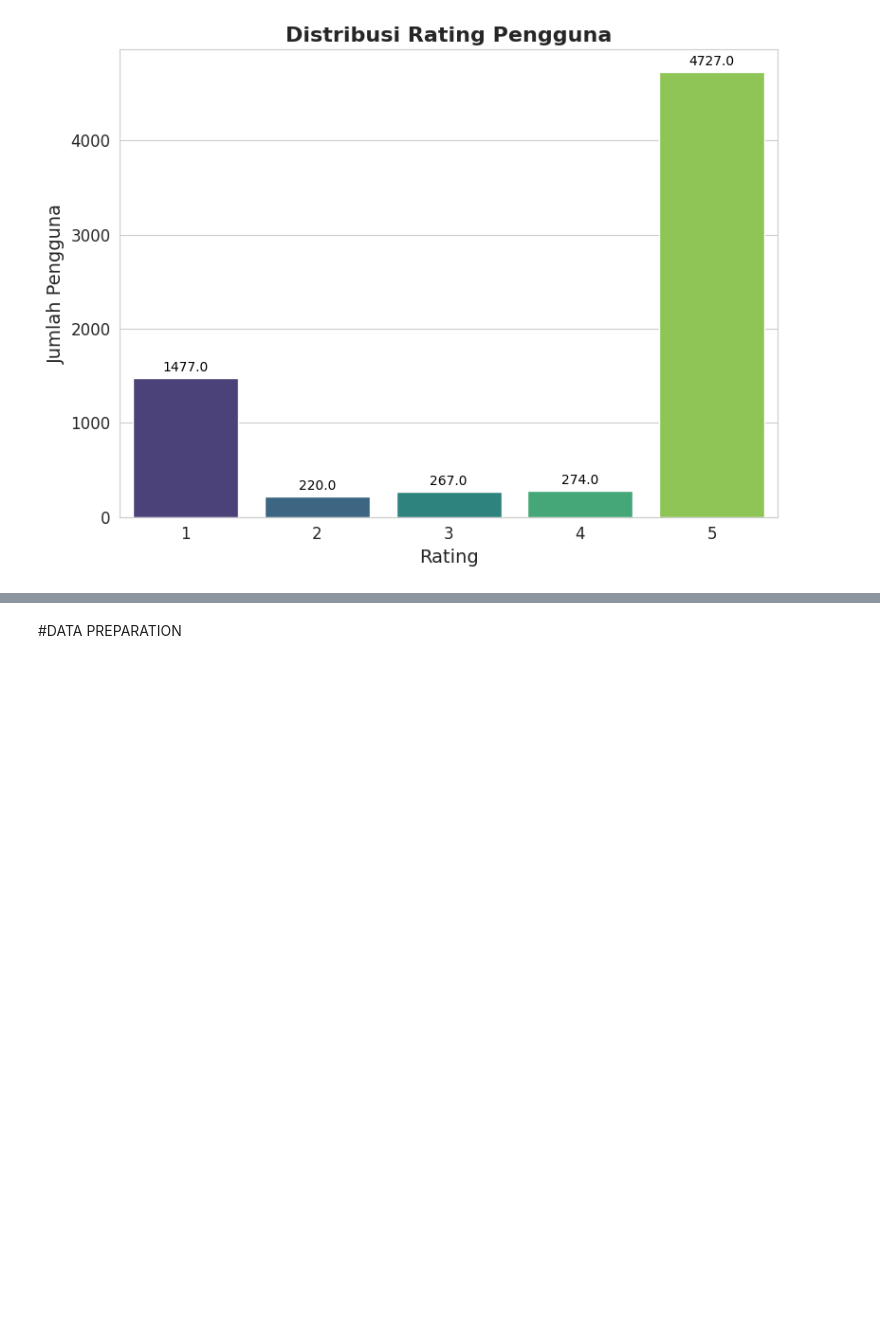
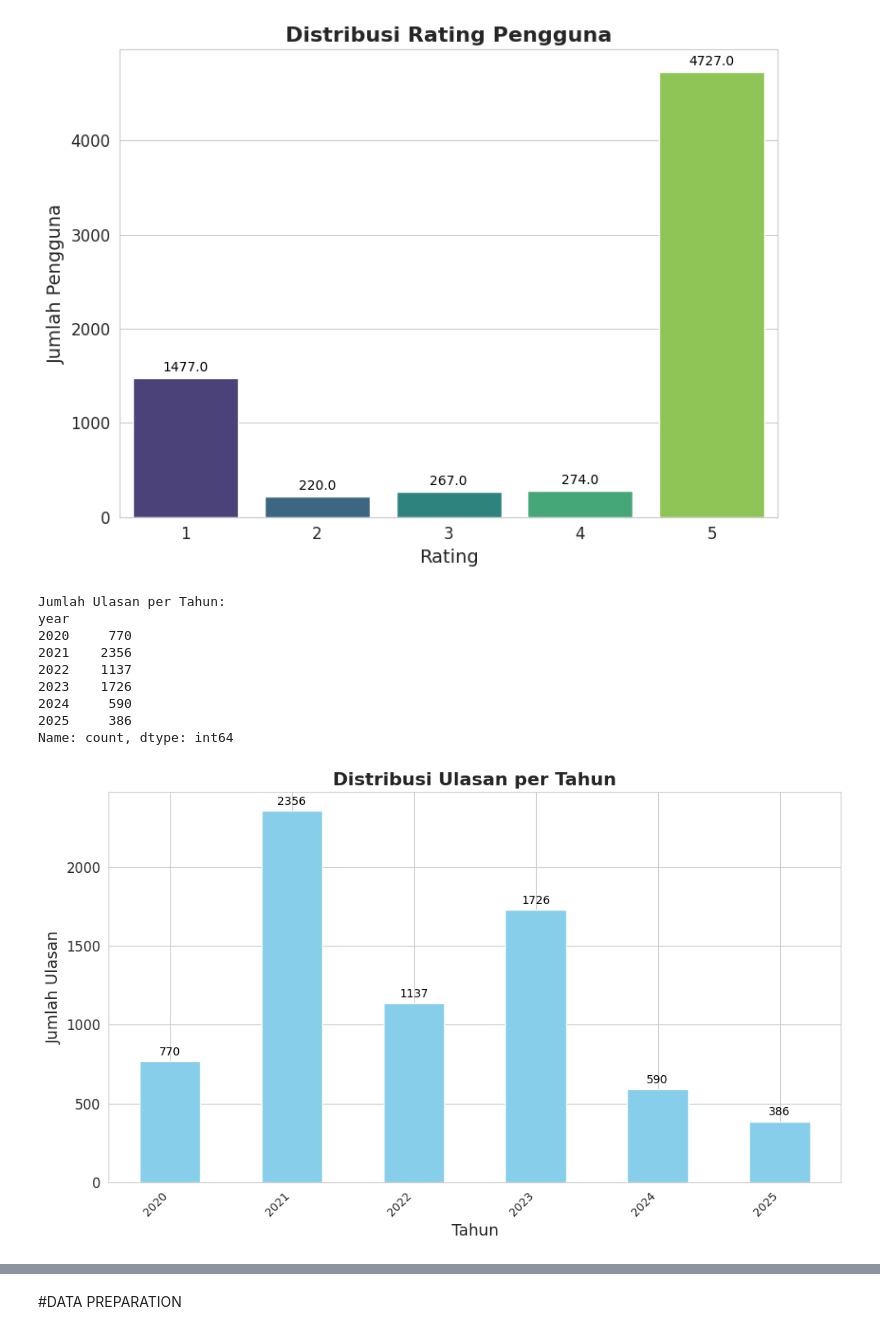
Before and after one commit to AhmadMugiar/WEB_SCRAPPING_KP, a Jupyter notebook: INDOBERT_SENTIMEN_POS.ipynb, the cells around one changed output, grey strips where cells are left out. Drawn from its saved outputs; the diff is of its cells as text; code cells hidden in the pictures; blank space fills up the shorter version.

```diff
--- a/INDOBERT_SENTIMEN_POS.ipynb
+++ b/INDOBERT_SENTIMEN_POS.ipynb
@@ -125,6 +125,38 @@ Passing `palette` without assigning `hue` is deprecated and will be removed in v
 
   ax = sns.countplot(
 [figure]
+# %%
+# Visualisasi data ulasan per tahun
+print("\nJumlah Ulasan per Tahun:")
+data['year'] = pd.to_datetime(data['date']).dt.year
+reviews_per_year = data['year'].value_counts().sort_index()
+print(reviews_per_year)
+
+plt.figure(figsize=(10, 6))
+ax = reviews_per_year.plot(kind='bar', color='skyblue')
+plt.title('Distribusi Ulasan per Tahun', fontsize=16, fontweight='bold')
+plt.xlabel('Tahun', fontsize=14)
+plt.ylabel('Jumlah Ulasan', fontsize=14)
+plt.xticks(rotation=45, ha='right')
+plt.yticks(fontsize=12)
+plt.tight_layout()
+
+for p in ax.patches:
+    ax.annotate(f'{p.get_height()}', (p.get_x() + p.get_width() / 2., p.get_height()),
+                ha='center', va='center', xytext=(0, 8), textcoords='offset points', fontsize=10, color='black')
+
+plt.show()
+# %% [output]
+Jumlah Ulasan per Tahun:
+year
+2020     770
+2021    2356
+2022    1137
+2023    1726
+2024     590
+2025     386
+Name: count, dtype: int64
+[figure, added]
 # %%
 print("\nWordCloud - Kata yang Sering Muncul:")
 
```
Also changed, not shown: parts of 20 cells of this notebook.
